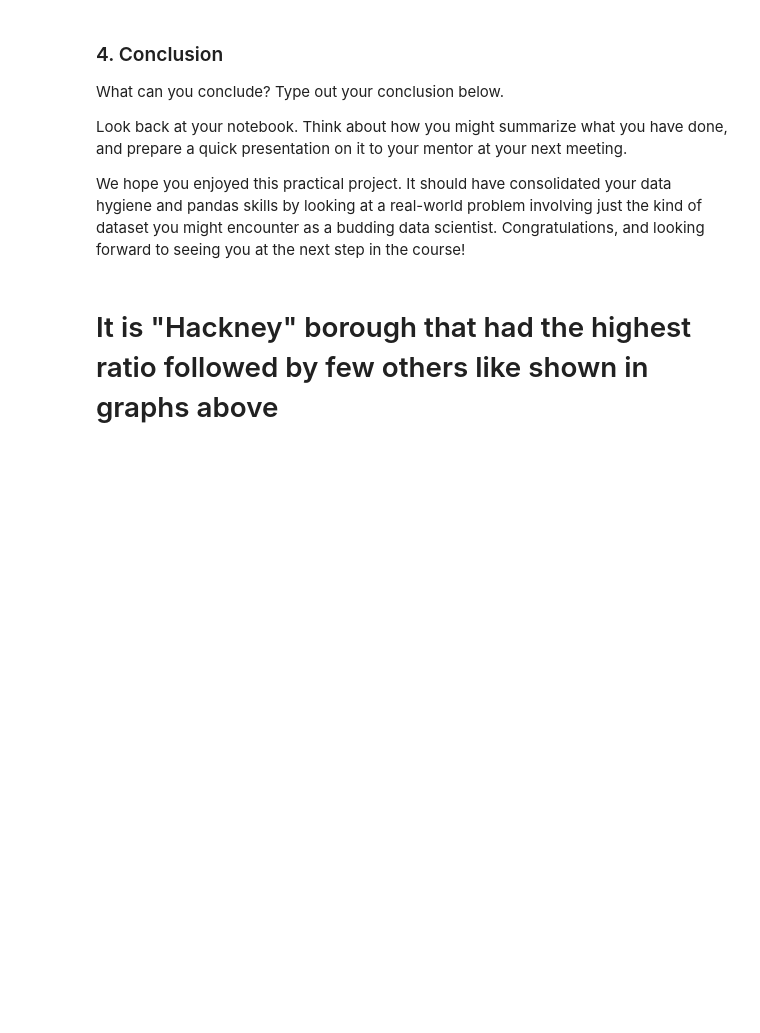
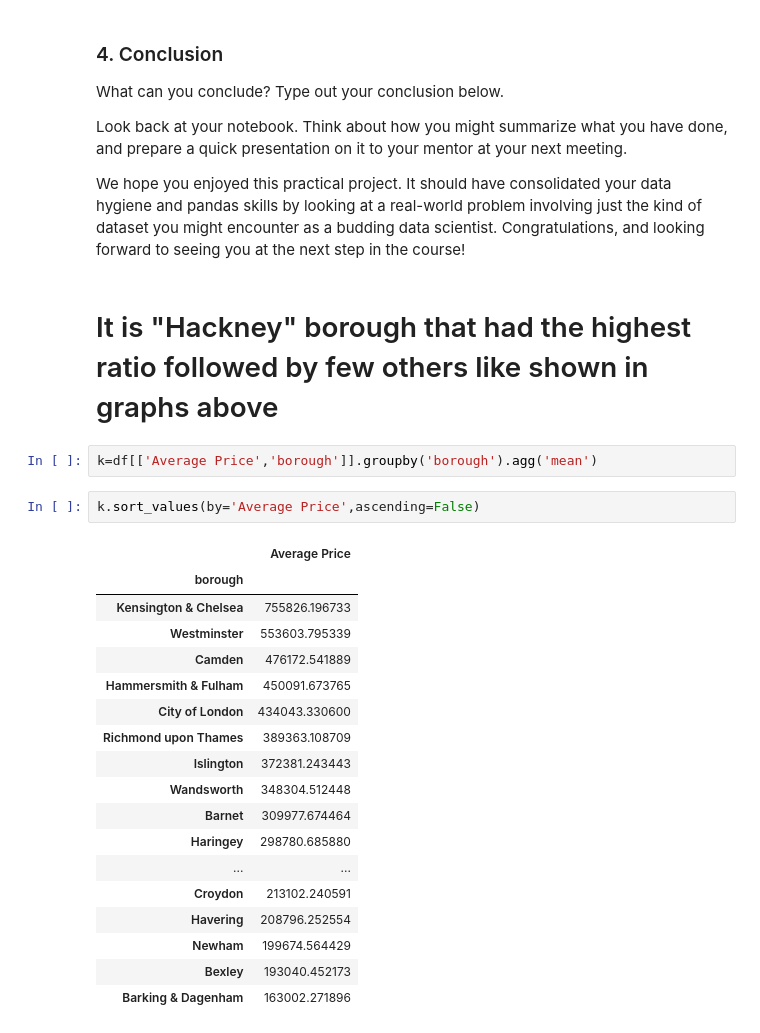
Before and after one commit to sankar95/London-Housing-prices, a Jupyter notebook: London house pricing inference RHS.ipynb, the cells around one changed output. Cells and saved outputs as stored; diff of their text form; blank space fills up the shorter version.

```diff
--- a/London house pricing inference RHS.ipynb
+++ b/London house pricing inference RHS.ipynb
@@ -476,3 +476,26 @@ Look back at your notebook. Think about how you might summarize what you have do
 We hope you enjoyed this practical project. It should have consolidated your data hygiene and pandas skills by looking at a real-world problem involving just the kind of dataset you might encounter as a budding data scientist. Congratulations, and looking forward to seeing you at the next step in the course!
 # %% [markdown]
 # It is "Hackney" borough that had the highest ratio followed by few others like shown in graphs above
+# %%
+k=df[['Average Price','borough']].groupby('borough').agg('mean')
+# %%
+k.sort_values(by='Average Price',ascending=False)
+# %% [output]
+|  | Average Price |
+| borough |  |
+| Kensington & Chelsea | 755826.196733 |
+| Westminster | 553603.795339 |
+| Camden | 476172.541889 |
+| Hammersmith & Fulham | 450091.673765 |
+| City of London | 434043.330600 |
+| Richmond upon Thames | 389363.108709 |
+| Islington | 372381.243443 |
+| Wandsworth | 348304.512448 |
+| Barnet | 309977.674464 |
+| Haringey | 298780.685880 |
+| ... | ... |
+| Croydon | 213102.240591 |
+| Havering | 208796.252554 |
+| Newham | 199674.564429 |
+| Bexley | 193040.452173 |
+| Barking & Dagenham | 163002.271896 |
```
Also changed, not shown: parts of 2 cells of this notebook, 2 other files.
